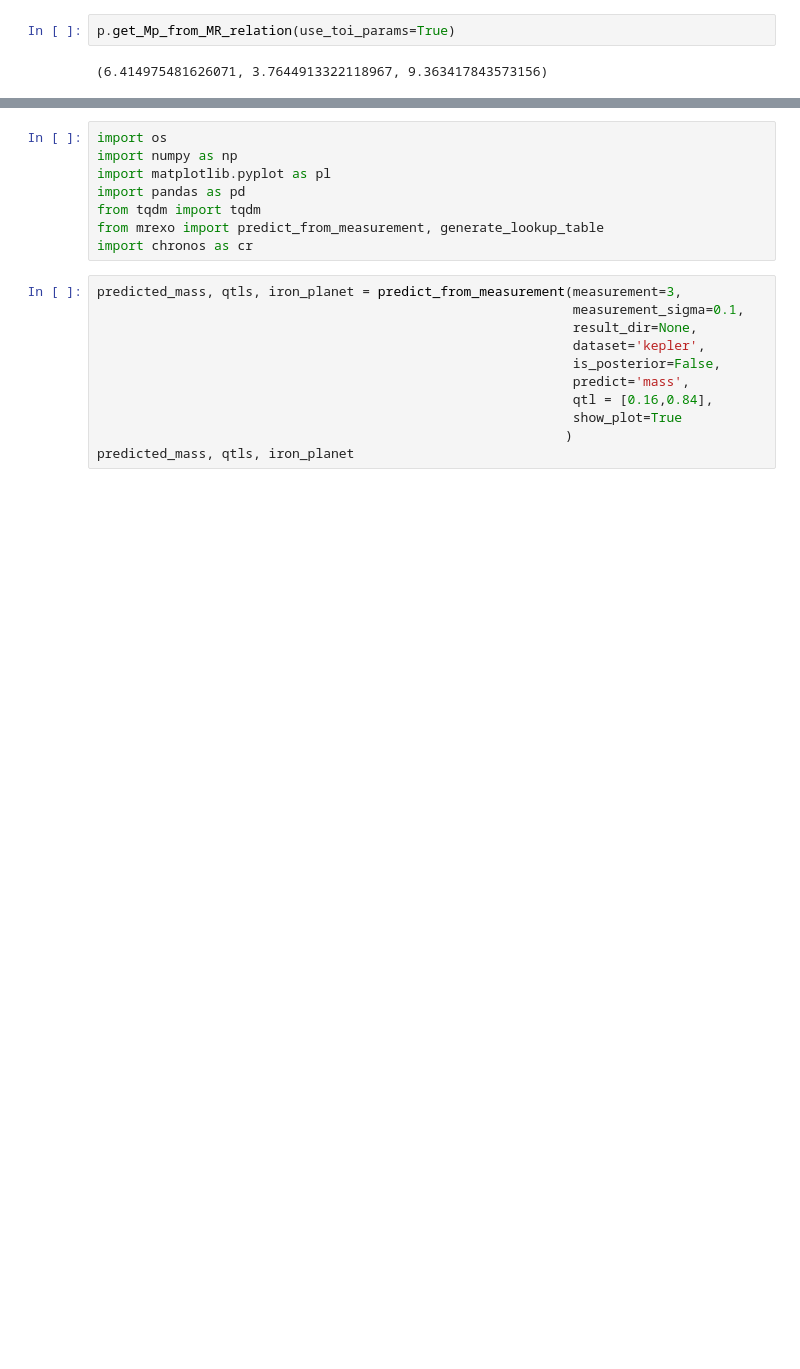
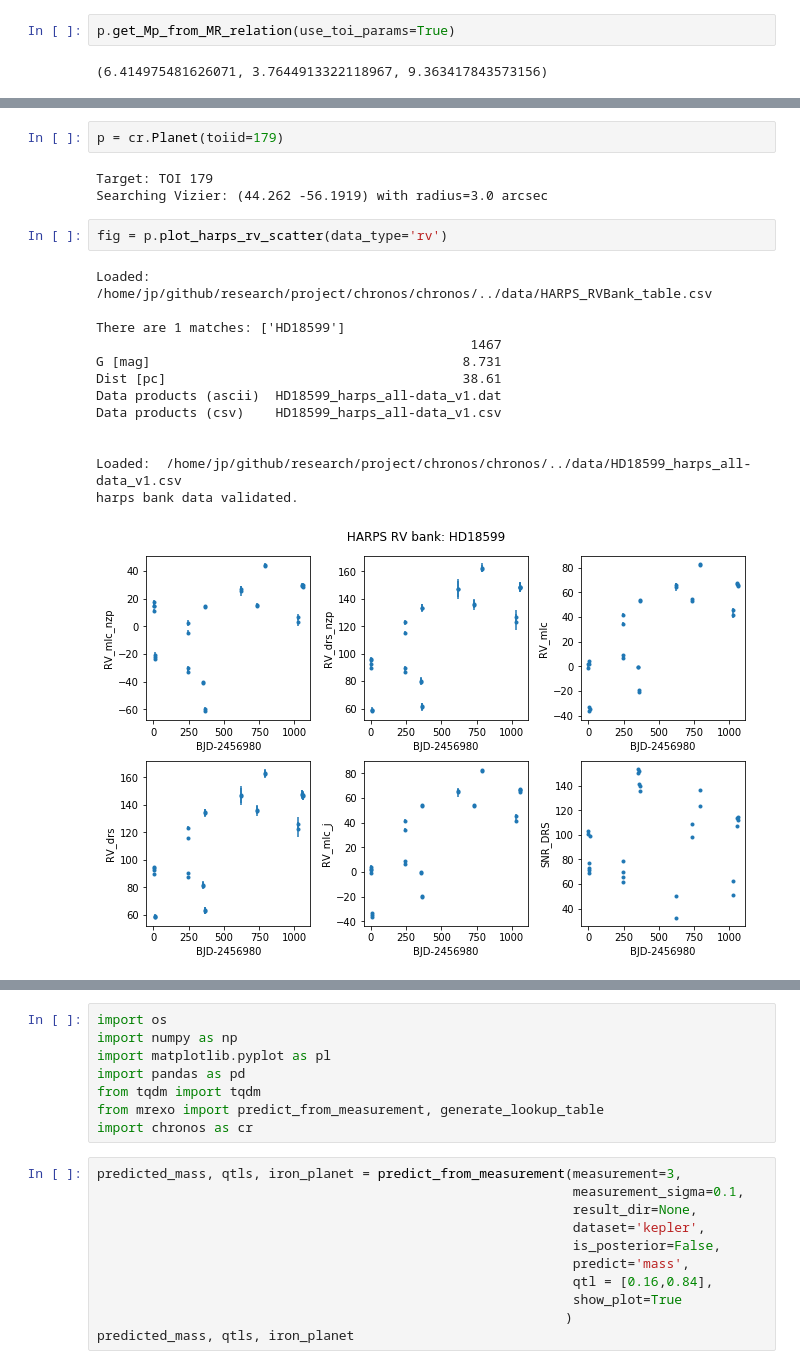
Before and after one commit to jpdeleon/chronos, a Jupyter notebook: notebooks/examples-planet.ipynb, the cells around one changed output, grey strips where cells are left out. Drawn from its saved outputs; the diff is of its cells as text; blank space fills up the shorter version.

Commit message:
add plots in planet.py

```diff
--- a/notebooks/examples-planet.ipynb
+++ b/notebooks/examples-planet.ipynb
@@ -97,0 +118,21 @@ K-K_sighi, K, K+K_sighi
+# %%
+p = cr.Planet(toiid=179)
+# %% [output]
+Target: TOI 179
+Searching Vizier: (44.262 -56.1919) with radius=3.0 arcsec
+# %%
+fig = p.plot_harps_rv_scatter(data_type='rv')
+# %% [output]
+Loaded: /home/jp/github/research/project/chronos/chronos/../data/HARPS_RVBank_table.csv
+
+There are 1 matches: ['HD18599']
+                                                1467
+G [mag]                                        8.731
+Dist [pc]                                      38.61
+Data products (ascii)  HD18599_harps_all-data_v1.dat
+Data products (csv)    HD18599_harps_all-data_v1.csv
+
+
+Loaded:  /home/jp/github/research/project/chronos/chronos/../data/HD18599_harps_all-data_v1.csv
+harps bank data validated.
+[figure, added]
```
Also changed, not shown: parts of 18 cells of this notebook, 5 other files.
